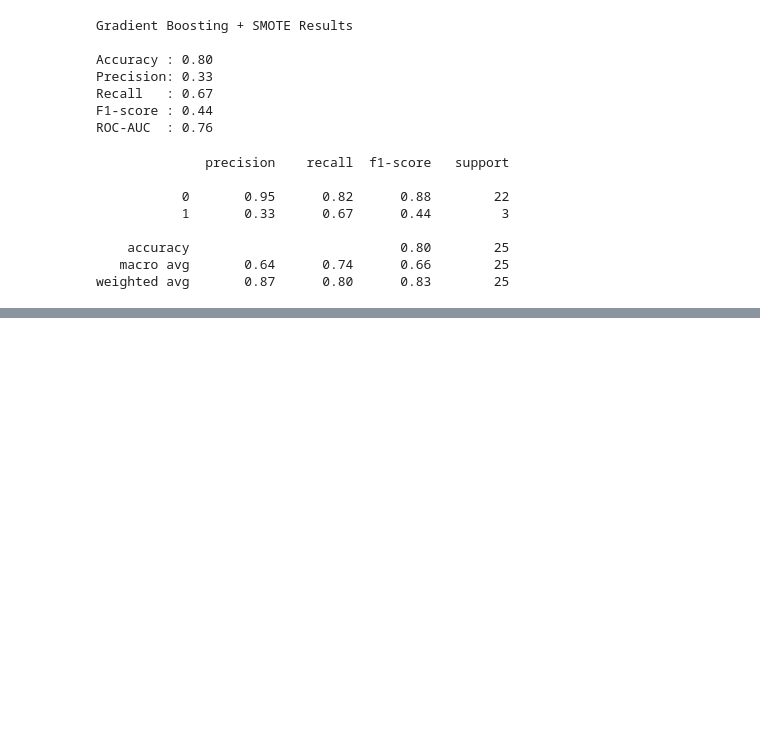
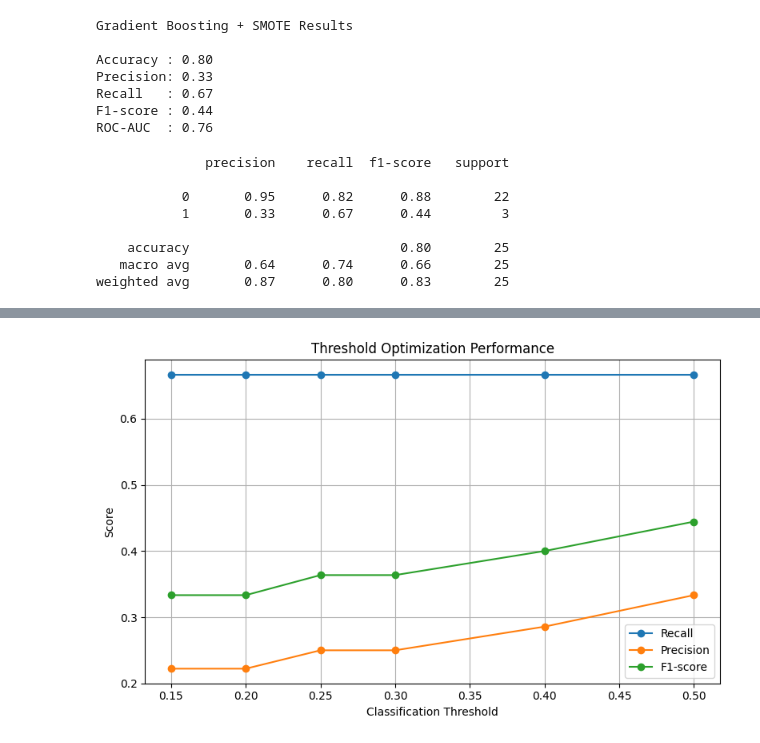
Before and after one commit to englaetitia/icu-early-warning-system, a Jupyter notebook: notebooks/06_advanced_ensemble_model.ipynb, the cells around one changed output, grey strips where cells are left out. Cells and saved outputs as stored; diff of their text form; code cells hidden in the pictures; blank space fills up the shorter version.

```diff
--- a/notebooks/06_advanced_ensemble_model.ipynb
+++ b/notebooks/06_advanced_ensemble_model.ipynb
@@ -647,0 +803,45 @@ weighted avg       0.87      0.80      0.83        25
+# %%
+# Plot threshold optimization results
+
+plt.figure(figsize=(8, 5))
+
+plt.plot(
+    threshold_results_df["Threshold"],
+    threshold_results_df["Recall"],
+    marker="o",
+    label="Recall"
+)
+
+plt.plot(
+    threshold_results_df["Threshold"],
+    threshold_results_df["Precision"],
+    marker="o",
+    label="Precision"
+)
+
+plt.plot(
+    threshold_results_df["Threshold"],
+    threshold_results_df["F1-score"],
+    marker="o",
+    label="F1-score"
+)
+
+plt.xlabel("Classification Threshold")
+plt.ylabel("Score")
+
+plt.title("Threshold Optimization Performance")
+
+plt.legend()
+
+plt.grid(True)
+
+plt.tight_layout()
+
+plt.savefig(
+    FIGURES_DIR / "day6_threshold_optimization.png",
+    dpi=300
+)
+
+plt.show()
+# %% [output]
+[figure, added]
```
Also changed, not shown: parts of 29 cells of this notebook, 11 other files.
